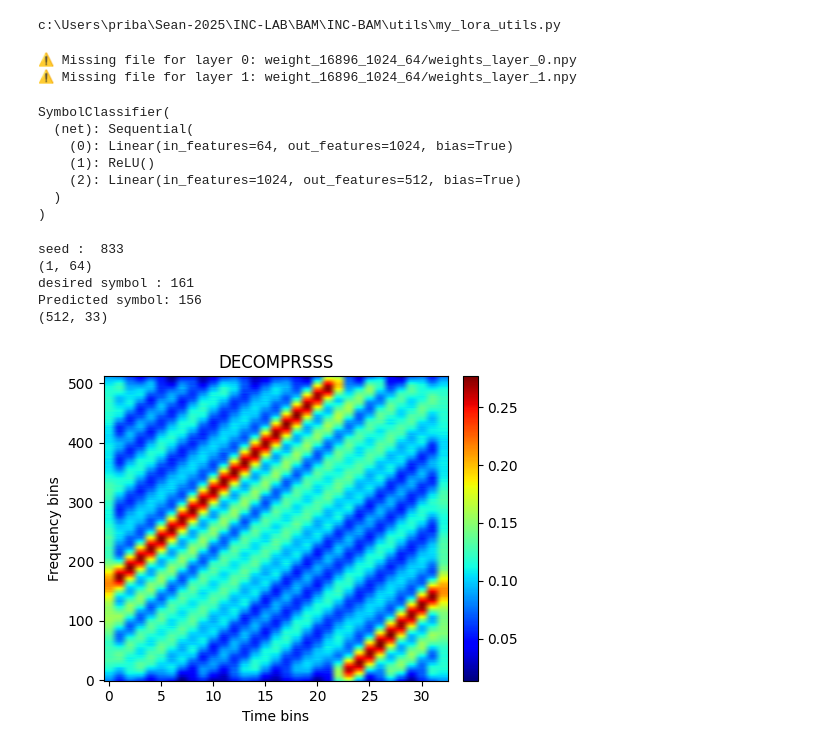
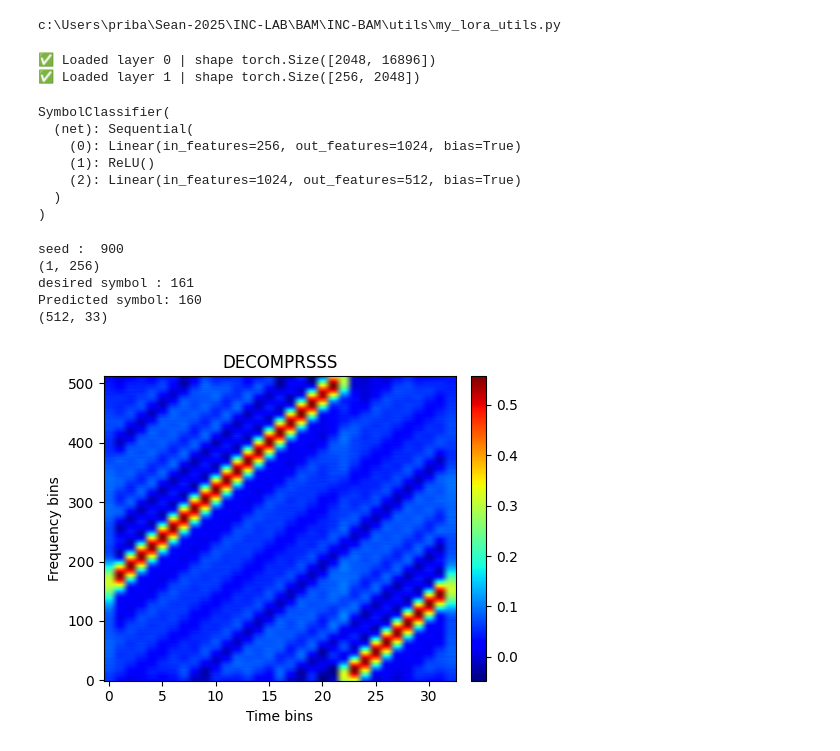
Before and after one commit to seanmantanhacker/INC-BAM, a Jupyter notebook: Model-experiment-5 (with classifier)/main.ipynb, the cells around one changed output. Saved outputs shown, nothing was run; the diff lists cells and outputs as text; code cells hidden in the pictures.

```diff
--- a/Model-experiment-5 (with classifier)/main.ipynb
+++ b/Model-experiment-5 (with classifier)/main.ipynb
@@ -26,8 +26,8 @@ fs = 1000000
 lora_init = LoRa(sf, bw)
 input_row = 512
 input_col = 33
-second_layer = 1024
-third_layer = 64
+second_layer = 2048
+third_layer = 256
 
 ## HOW TO LOAD WEIGHT
 layers = [input_col * input_row, second_layer, third_layer] # <-- must match training
@@ -40,7 +40,7 @@ for i, bam in enumerate(multi_bam.bams):
     if os.path.isfile(path):
         w_np = np.load(path)
         bam.W = torch.tensor(w_np, dtype=torch.float32, device=bam.device)
-        print(f"✅ Loaded layer {i}")
+        print(f"✅ Loaded layer {i} | shape {bam.W.shape}")
     else:
         print(f"⚠️ Missing file for layer {i}: {path}")
 
@@ -51,11 +51,11 @@ model.load_state_dict(torch.load("symbol_classifier.pt", map_location=device))
 
 model.eval()   # 🔴 VERY IMPORTANT
 # %% [output]
-⚠️ Missing file for layer 0: weight_16896_1024_64/weights_layer_0.npy
-⚠️ Missing file for layer 1: weight_16896_1024_64/weights_layer_1.npy
+✅ Loaded layer 0 | shape torch.Size([2048, 16896])
+✅ Loaded layer 1 | shape torch.Size([256, 2048])
 SymbolClassifier(
   (net): Sequential(
-    (0): Linear(in_features=64, out_features=1024, bias=True)
+    (0): Linear(in_features=256, out_features=1024, bias=True)
     (1): ReLU()
     (2): Linear(in_features=1024, out_features=512, bias=True)
   )
@@ -68,40 +68,40 @@ print("seed : ",random_)
 seed = random_
 x1 = lora_init.gen_symbol_fs(symbol1, sf=sf, bw=bw, Fs=fs)  # you had Fs=int(bw*8)=1e6
 
-snr = -20
+snr = -15
 x = lora_init.awgn_iq_with_seed(x1,snr,seed)
 
 input_spec = create_spectrogram_from_torch(x,sf,bw,fs,input_row,input_col,0,0,1,None)
 #### STEP 3 FLATTEN INPUT ########
 flat = input_spec.flatten().reshape(1, -1) # BEFORE COMPRESS MUST
 
 out1 = multi_bam.compress(flat)
 print(out1.shape)
 a = out1.squeeze()
 
 x = torch.tensor(a, dtype=torch.float32).unsqueeze(0).to(device)
 x = x / (torch.norm(x) + 1e-8)
 
 with torch.no_grad():
     logits = model(x)
     pred = torch.argmax(logits, dim=1)
 print("desired symbol :",symbol1)
 print("Predicted symbol:", pred.item())
 
 out2 = multi_bam.decompress(out1)
 
 #### STEP 4 AFTER DECOMPRESS RESHAPE to INITIAL SHAPE ########
 reco_flat = out2.reshape(-1)  # AFTER DECOMPRESS MUST
 reco_spec = reco_flat.reshape(input_row, input_col)
 print(reco_spec.shape)
 
 array_a = [reco_spec]
 
 show_multiple_spectrograms(array_a,["DECOMPRSSS"],1)
 # %% [output]
-seed :  833
-(1, 64)
+seed :  900
+(1, 256)
 desired symbol : 161
-Predicted symbol: 156
+Predicted symbol: 160
 (512, 33)
-[figure, old version]
+[figure, new version]
```
Also changed, not shown: 6 other files.
